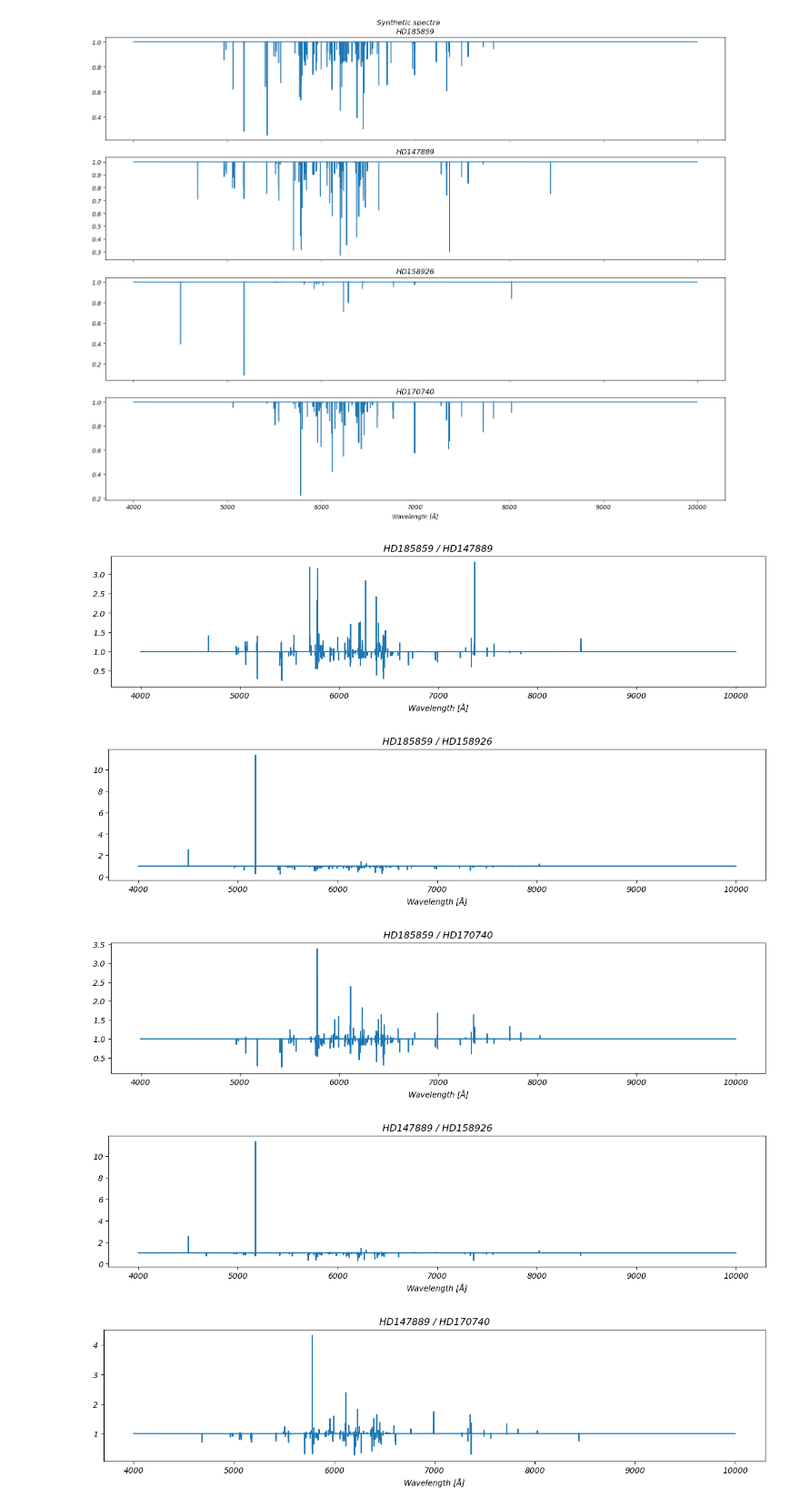
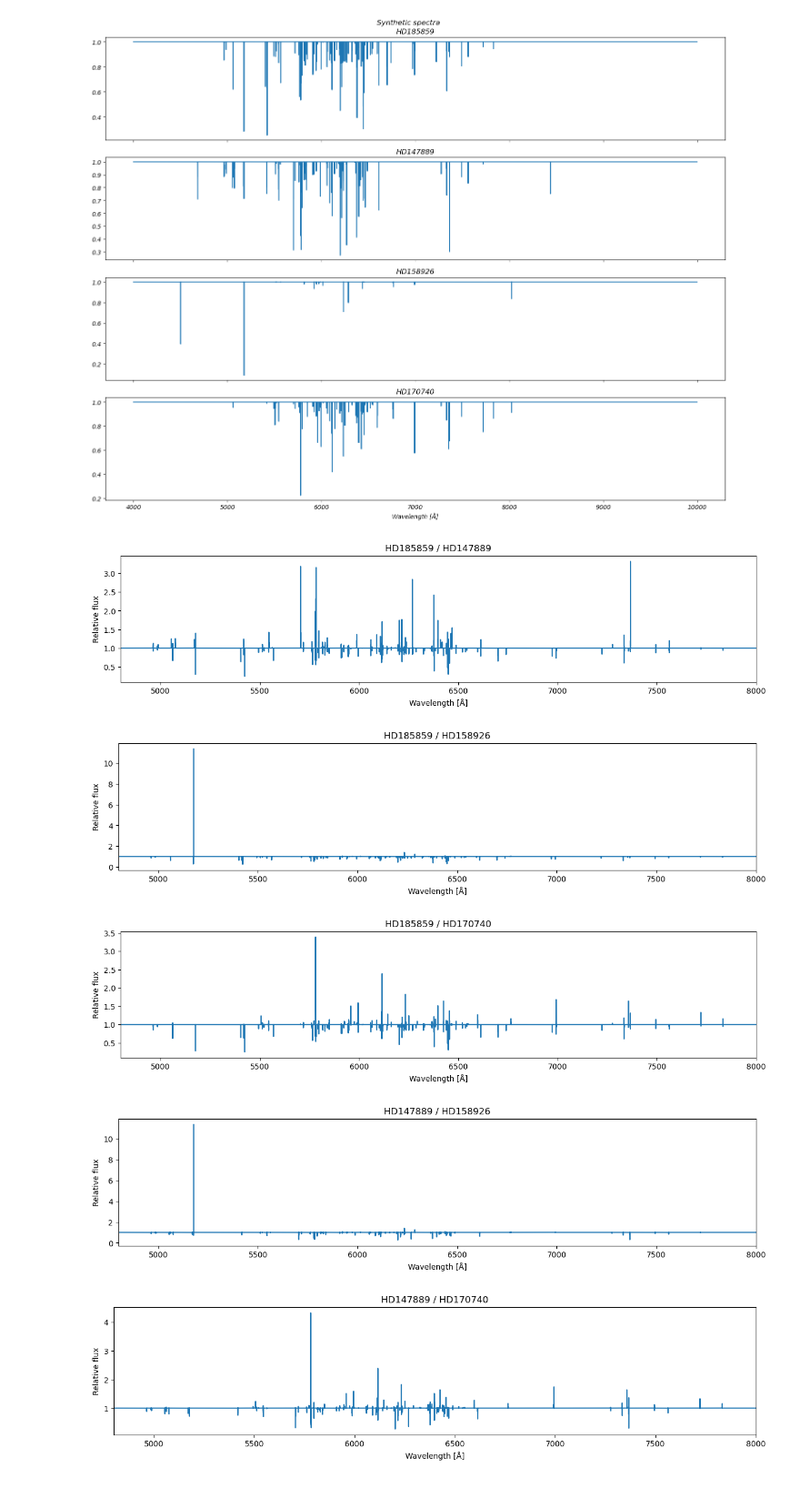
Before and after one commit to JvZeijl/brp-edibles, a Jupyter notebook: synthetic.ipynb, the cells around one changed output. Shown: that part at 91% size. Saved outputs shown, nothing was run; the diff lists cells and outputs as text; code cells hidden in the pictures.

Commit message:
reorganize export files

```diff
--- a/synthetic.ipynb
+++ b/synthetic.ipynb
@@ -9,7 +9,7 @@ from dib_profile import DibProfile
 from models import n_gaussian
 # %%
 def load_profiles(target: str):
-    profiles_file = open(f'out/{target}_gaussians.csv', 'r')
+    profiles_file = open(f'export/{target}_gaussians.csv', 'r')
     dib_profiles = []
 
     for profile in profiles_file.readlines():
@@ -49,3 +49,10 @@ def synthetic_spectrum(wavelength, profiles):
 targets = ['HD185859', 'HD147889', 'HD158926', 'HD170740']
 wavelength = np.arange(4000, 10_000, 1e-2)
 synthetic_spectra = np.array([synthetic_spectrum(wavelength, load_profiles(target)) for target in targets])
+# %%
+fig, ax = plt.subplots(1, 1, figsize=(15, 3))
+ax.plot(wavelength, synthetic_spectra[0])
+ax.set_ylabel('Normalized flux')
+ax.set_xlabel('Wavelength [Å]')
+ax.set_title('Synthetic spectrum HD185859')
+ax.set_xlim(4800, 8000)
@@ -64,14 +74,16 @@ fig.tight_layout()
 # %%
 import itertools
 
 for idx1, idx2 in itertools.combinations(range(len(synthetic_spectra)), 2):
     fig, ax = plt.subplots(1, 1, figsize=(15, 3))
     ax.plot(wavelength, synthetic_spectra[idx1] / synthetic_spectra[idx2])
     ax.set_title(f'{targets[idx1]} / {targets[idx2]}')
     ax.set_xlabel('Wavelength [Å]')
+    ax.set_ylabel('Relative flux')
+    ax.set_xlim(4800, 8000)
 # %% [output]
-[figure, old version]
+[figure, new version]
-[figure, old version]
+[figure, new version]
-[figure, old version]
+[figure, new version]
-[figure, old version]
+[figure, new version]
-[figure, old version]
+[figure, new version]
```
Also changed, not shown: parts of 2 cells of this notebook, 6 other files.
